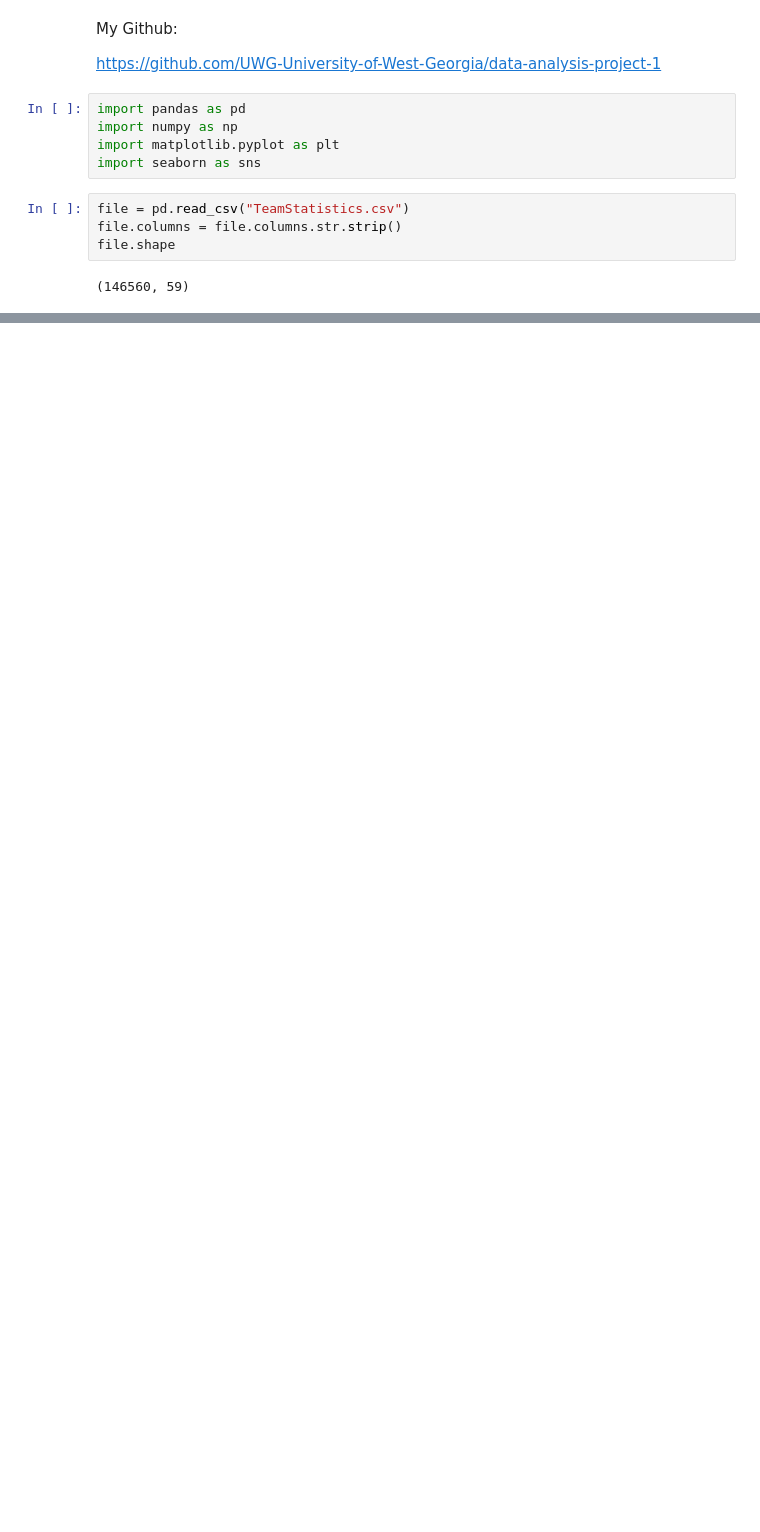
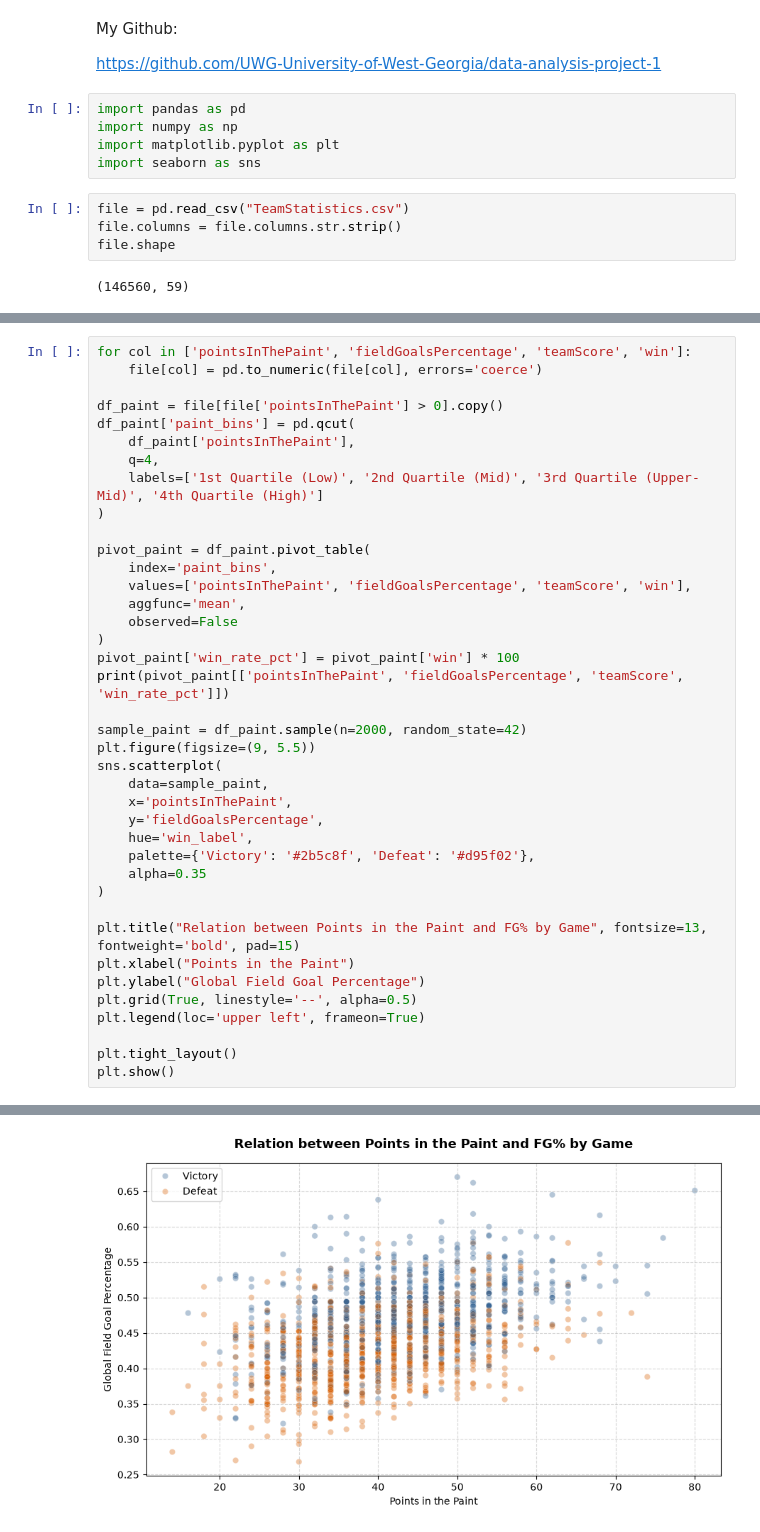
Before and after one commit to UWG-University-of-West-Georgia/data-analysis-project-1, a Jupyter notebook: Raphael_GALL_Project1.ipynb, the cells around one changed output, grey strips where cells are left out. Cells and saved outputs as stored; diff of their text form; blank space fills up the shorter version.

```diff
--- a/Raphael_GALL_Project1.ipynb
+++ b/Raphael_GALL_Project1.ipynb
@@ -15,0 +149,40 @@ file.shape
+# %%
+for col in ['pointsInThePaint', 'fieldGoalsPercentage', 'teamScore', 'win']:
+    file[col] = pd.to_numeric(file[col], errors='coerce')
+
+df_paint = file[file['pointsInThePaint'] > 0].copy()
+df_paint['paint_bins'] = pd.qcut(
+    df_paint['pointsInThePaint'],
+    q=4,
+    labels=['1st Quartile (Low)', '2nd Quartile (Mid)', '3rd Quartile (Upper-Mid)', '4th Quartile (High)']
+)
+
+pivot_paint = df_paint.pivot_table(
+    index='paint_bins',
+    values=['pointsInThePaint', 'fieldGoalsPercentage', 'teamScore', 'win'],
+    aggfunc='mean',
+    observed=False
+)
+pivot_paint['win_rate_pct'] = pivot_paint['win'] * 100
+print(pivot_paint[['pointsInThePaint', 'fieldGoalsPercentage', 'teamScore', 'win_rate_pct']])
+
+sample_paint = df_paint.sample(n=2000, random_state=42)
+plt.figure(figsize=(9, 5.5))
+sns.scatterplot(
+    data=sample_paint,
+    x='pointsInThePaint',
+    y='fieldGoalsPercentage',
+    hue='win_label',
+    palette={'Victory': '#2b5c8f', 'Defeat': '#d95f02'},
+    alpha=0.35
+)
+
+plt.title("Relation between Points in the Paint and FG% by Game", fontsize=13, fontweight='bold', pad=15)
+plt.xlabel("Points in the Paint")
+plt.ylabel("Global Field Goal Percentage")
+plt.grid(True, linestyle='--', alpha=0.5)
+plt.legend(loc='upper left', frameon=True)
+
+plt.tight_layout()
+plt.show()
+# %% [output]
@@ -15,0 +202 @@ file.shape
+[figure, added]
```
Also changed, not shown: parts of 13 cells of this notebook.
